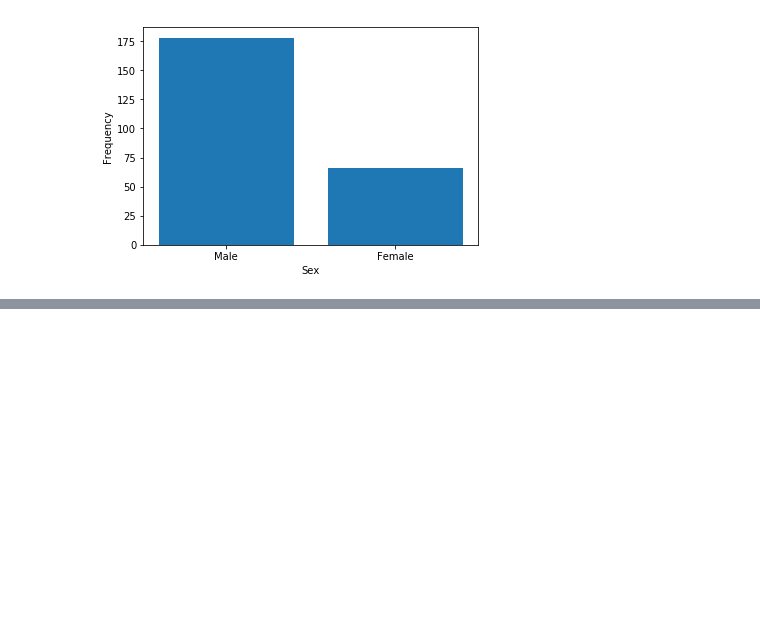
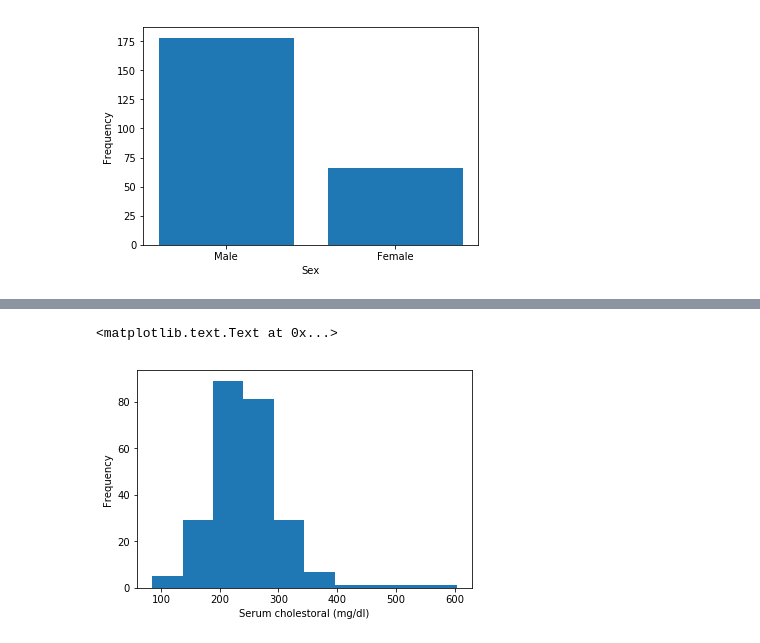
Before and after one commit to cptjackson/hungarian, a Jupyter notebook: Hungarian heart disease.ipynb, the cells around one changed output, grey strips where cells are left out. Cells and saved outputs as stored; diff of their text form; code cells hidden in the pictures; blank space fills up the shorter version.

```diff
--- a/Hungarian heart disease.ipynb
+++ b/Hungarian heart disease.ipynb
@@ -383,0 +389,8 @@ ids
+# %%
+# Serum cholestoral (mg/dl) - what type of cholestoral though? HDL, LDL?
+plt.hist(df2['chol'],bins=10)
+plt.xlabel('Serum cholestoral (mg/dl)')
+plt.ylabel('Frequency')
+# %% [output]
+<matplotlib.text.Text at 0x...>
+[figure, added]
```
Also changed, not shown: parts of 11 cells of this notebook.
